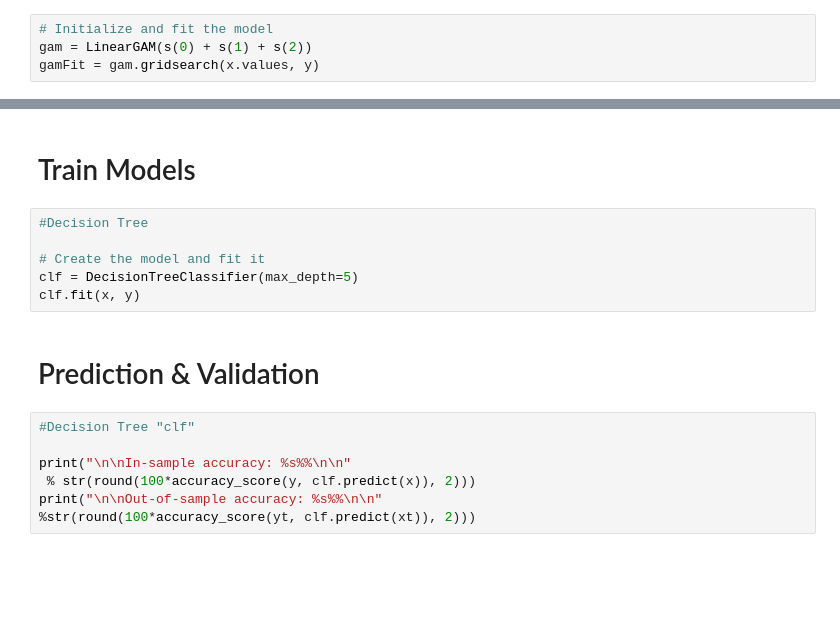
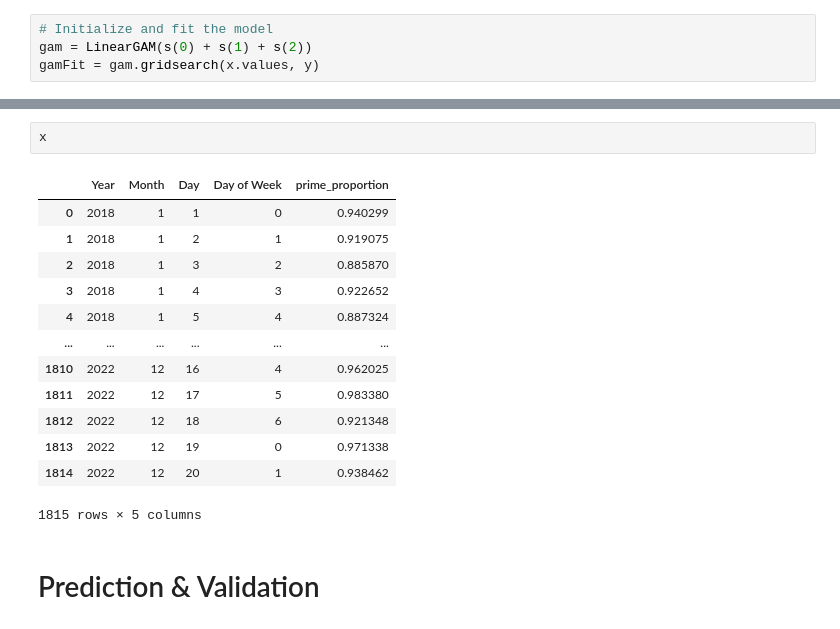
Before and after one commit to oliviermizero/BusinessForecastingProject, a Jupyter notebook: workflow.ipynb, the cells around one changed output, grey strips where cells are left out. Saved outputs shown, nothing was run; the diff lists cells and outputs as text; blank space fills up the shorter version.

```diff
--- a/workflow.ipynb
+++ b/workflow.ipynb
@@ -656,17 +563,18 @@ print(f"RMSE as % of Avg Revenue: {rmse / avg_revenue * 100:.2f}%")
-# %% [markdown]
-# Train Models
-# %%
-#Decision Tree
-
-# Create the model and fit it
-clf = DecisionTreeClassifier(max_depth=5)
-clf.fit(x, y)
+# %%
+x
+# %% [output]
+|  | Year | Month | Day | Day of Week | prime_proportion |
+| 0 | 2018 | 1 | 1 | 0 | 0.940299 |
+| 1 | 2018 | 1 | 2 | 1 | 0.919075 |
+| 2 | 2018 | 1 | 3 | 2 | 0.885870 |
+| 3 | 2018 | 1 | 4 | 3 | 0.922652 |
+| 4 | 2018 | 1 | 5 | 4 | 0.887324 |
+| ... | ... | ... | ... | ... | ... |
+| 1810 | 2022 | 12 | 16 | 4 | 0.962025 |
+| 1811 | 2022 | 12 | 17 | 5 | 0.983380 |
+| 1812 | 2022 | 12 | 18 | 6 | 0.921348 |
+| 1813 | 2022 | 12 | 19 | 0 | 0.971338 |
+| 1814 | 2022 | 12 | 20 | 1 | 0.938462 |
+1815 rows × 5 columns
 # %% [markdown]
 # Prediction & Validation
-# %%
-#Decision Tree "clf"
-
-print("\n\nIn-sample accuracy: %s%%\n\n"
- % str(round(100*accuracy_score(y, clf.predict(x)), 2)))
-print("\n\nOut-of-sample accuracy: %s%%\n\n"
-%str(round(100*accuracy_score(yt, clf.predict(xt)), 2)))
```
Also changed, not shown: parts of 57 cells of this notebook.
